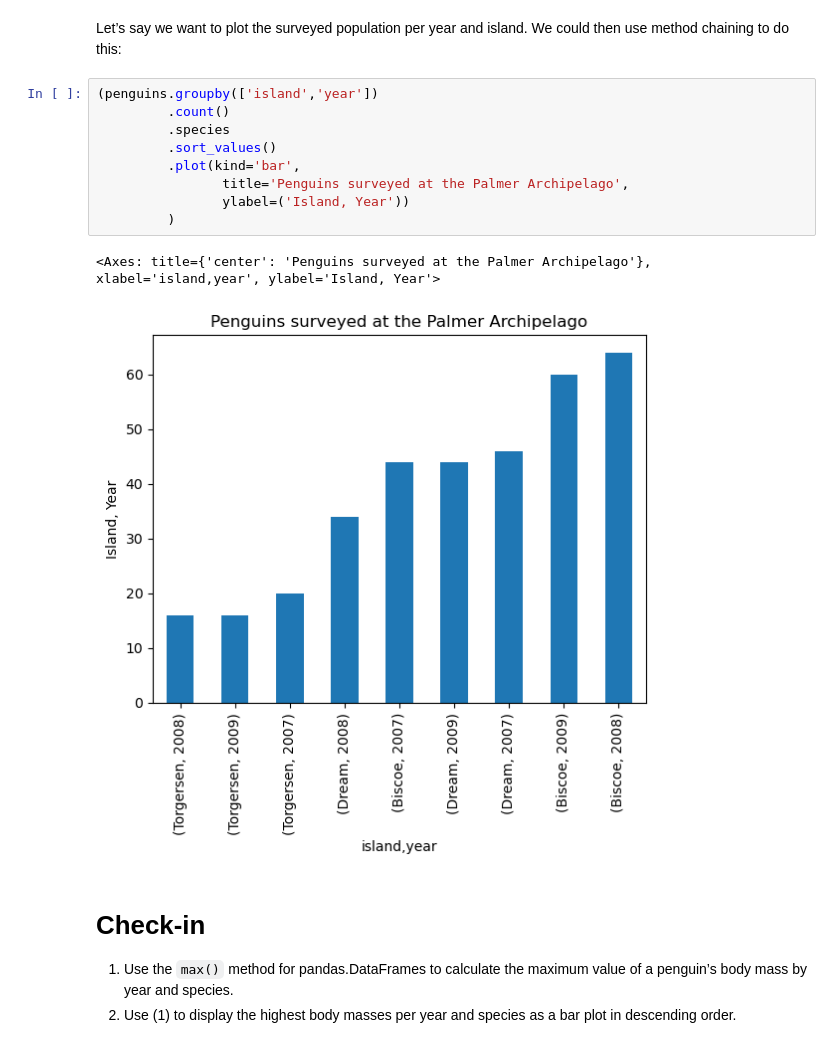
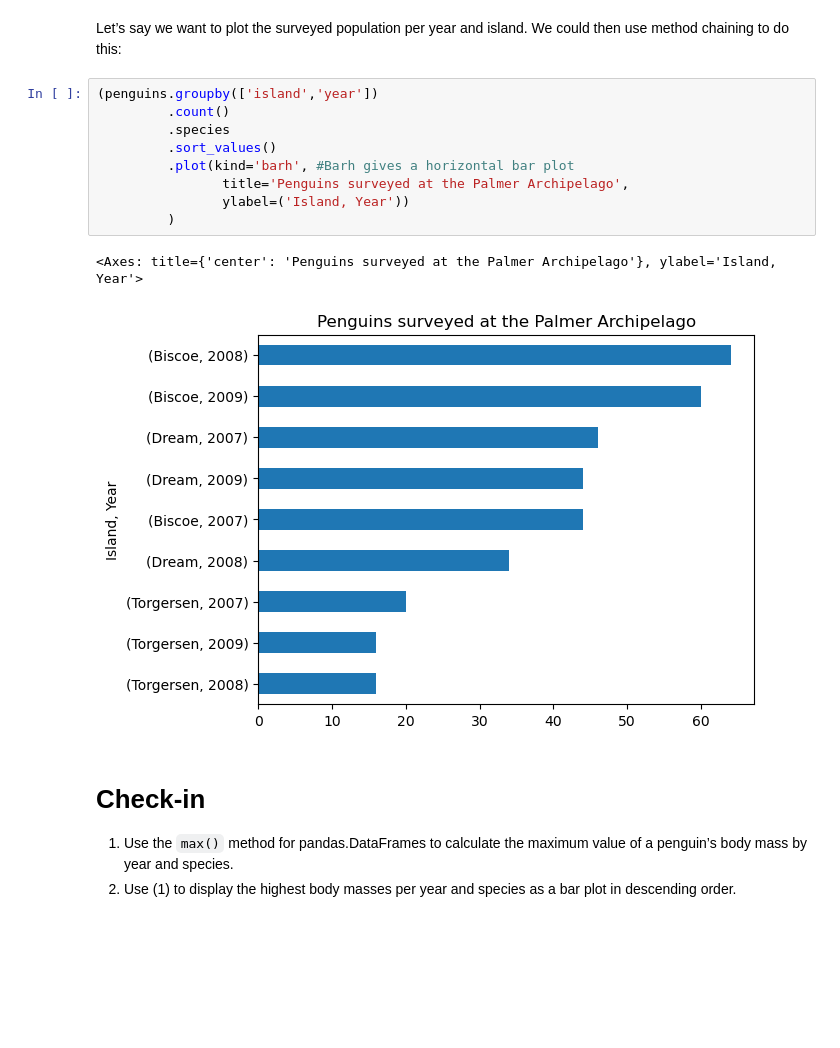
Before and after one commit to IsabellaSegarra/eds220-2025-in-class, a Jupyter notebook: week2-groupby.ipynb, the cells around one changed output. Drawn from its saved outputs; the diff is of its cells as text; blank space fills up the shorter version.

```diff
--- a/week2-groupby.ipynb
+++ b/week2-groupby.ipynb
@@ -133,15 +133,15 @@ Let’s say we want to plot the surveyed population per year and island. We coul
 # %%
 (penguins.groupby(['island','year'])
          .count()
          .species
          .sort_values()
-         .plot(kind='bar',
+         .plot(kind='barh', #Barh gives a horizontal bar plot
                 title='Penguins surveyed at the Palmer Archipelago',
                 ylabel=('Island, Year'))
          )
 # %% [output]
-<Axes: title={'center': 'Penguins surveyed at the Palmer Archipelago'}, xlabel='island,year', ylabel='Island, Year'>
+<Axes: title={'center': 'Penguins surveyed at the Palmer Archipelago'}, ylabel='Island, Year'>
-[figure, old version]
+[figure, new version]
 # %% [markdown]
 # Check-in
 
```
Also changed, not shown: parts of 2 cells of this notebook.
